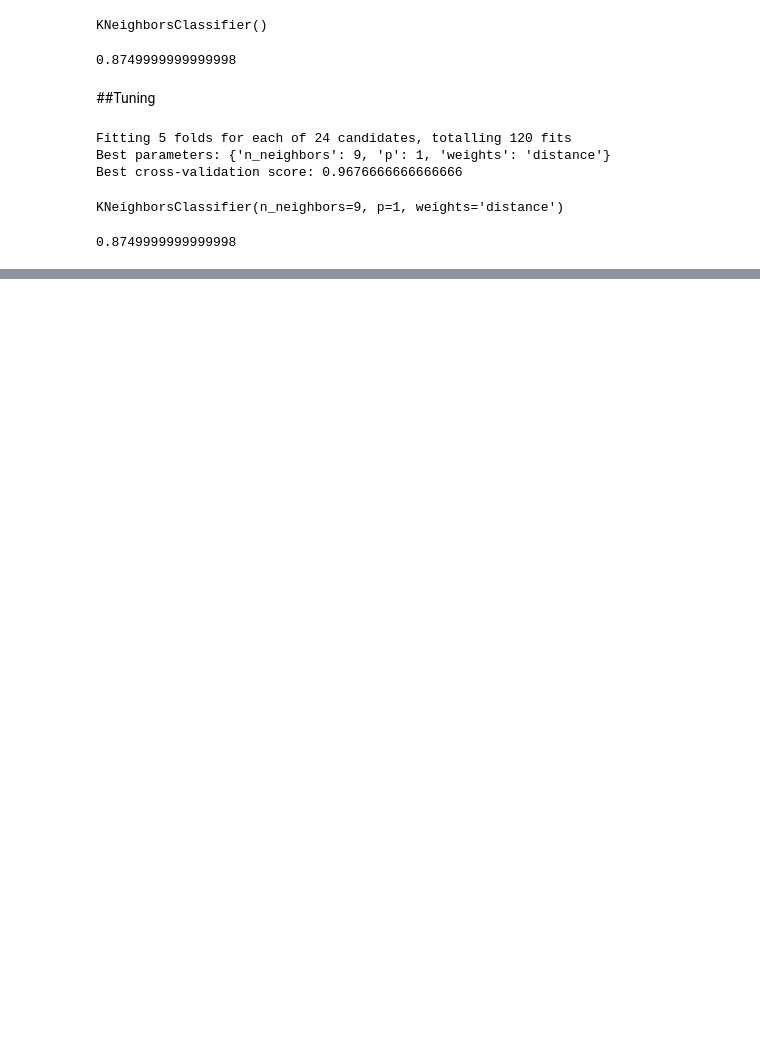
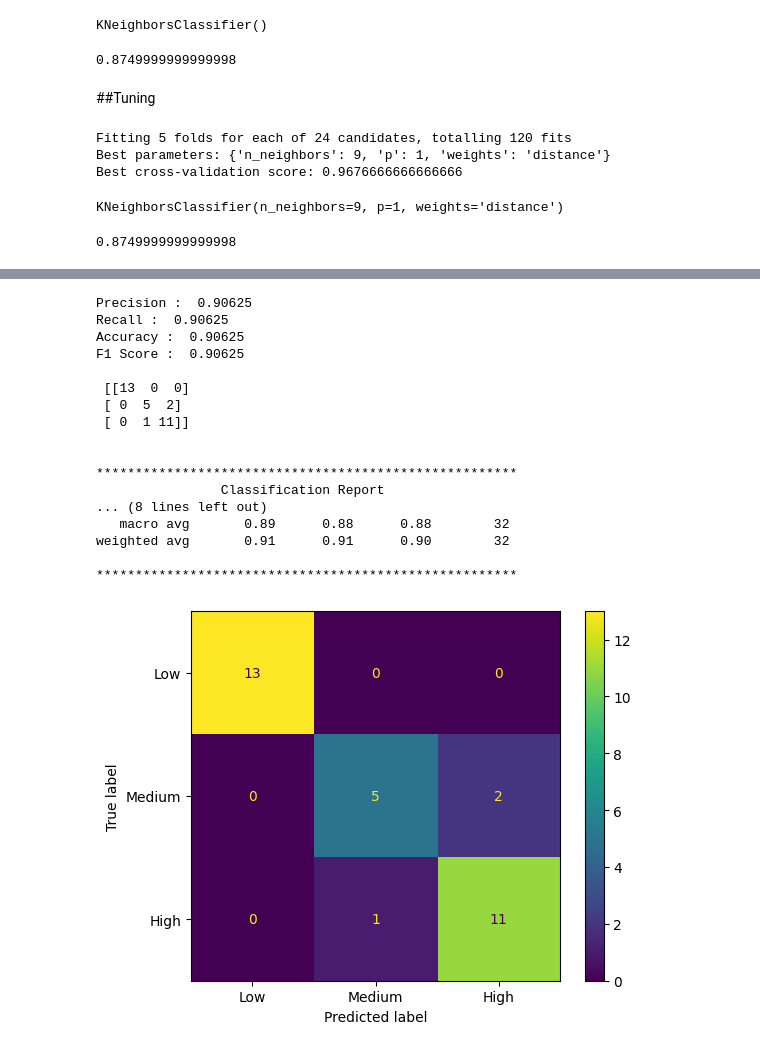
Before and after one commit to mazenbuk/intern, a Jupyter notebook: model.ipynb, the cells around one changed output, grey strips where cells are left out. Saved outputs shown, nothing was run; the diff lists cells and outputs as text; code cells hidden in the pictures; blank space fills up the shorter version.

```diff
--- a/model.ipynb
+++ b/model.ipynb
@@ -567,6 +567,6 @@ Fitting 5 folds for each of 32 candidates, totalling 160 fits
 Best parameters: {'C': 0.1, 'gamma': 'scale', 'kernel': 'linear'}
 Best cross-validation score: 0.9596666666666666
 # %%
-svct = SVC(kernel='rbf', C=0.5, gamma='scale')
+svct = SVC(kernel='linear', C=1)
 svct.fit(X_train, y_train)
 # %% [output]
@@ -629,0 +739,22 @@ print(knct_score)
+# %%
+#SVC Performance
+perform(y_test_hat_sv)
+# %% [output]
+Precision :  0.90625
+Recall :  0.90625
+Accuracy :  0.90625
+F1 Score :  0.90625
+
+ [[13  0  0]
+ [ 0  5  2]
+ [ 0  1 11]]
+
+
+******************************************************
+                Classification Report
+... (8 lines left out)
+   macro avg       0.89      0.88      0.88        32
+weighted avg       0.91      0.91      0.90        32
+
+******************************************************
+[figure, added]
```
Also changed, not shown: parts of 21 cells of this notebook.
